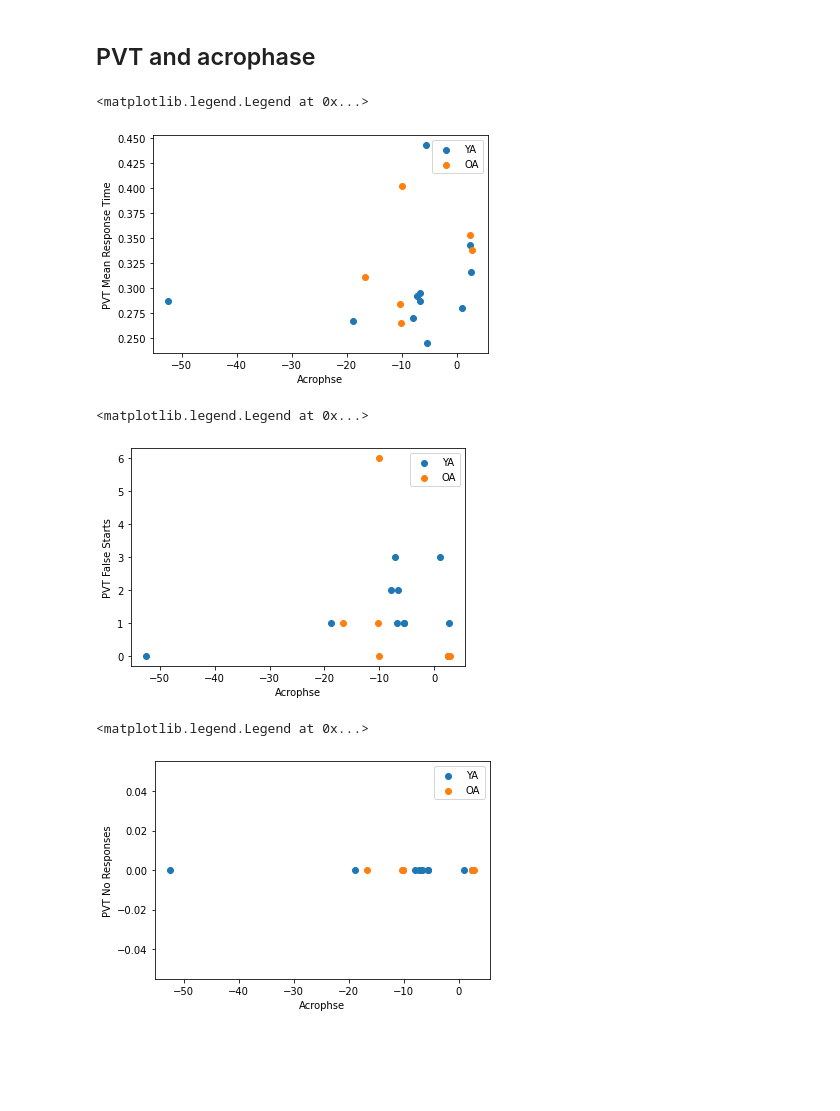
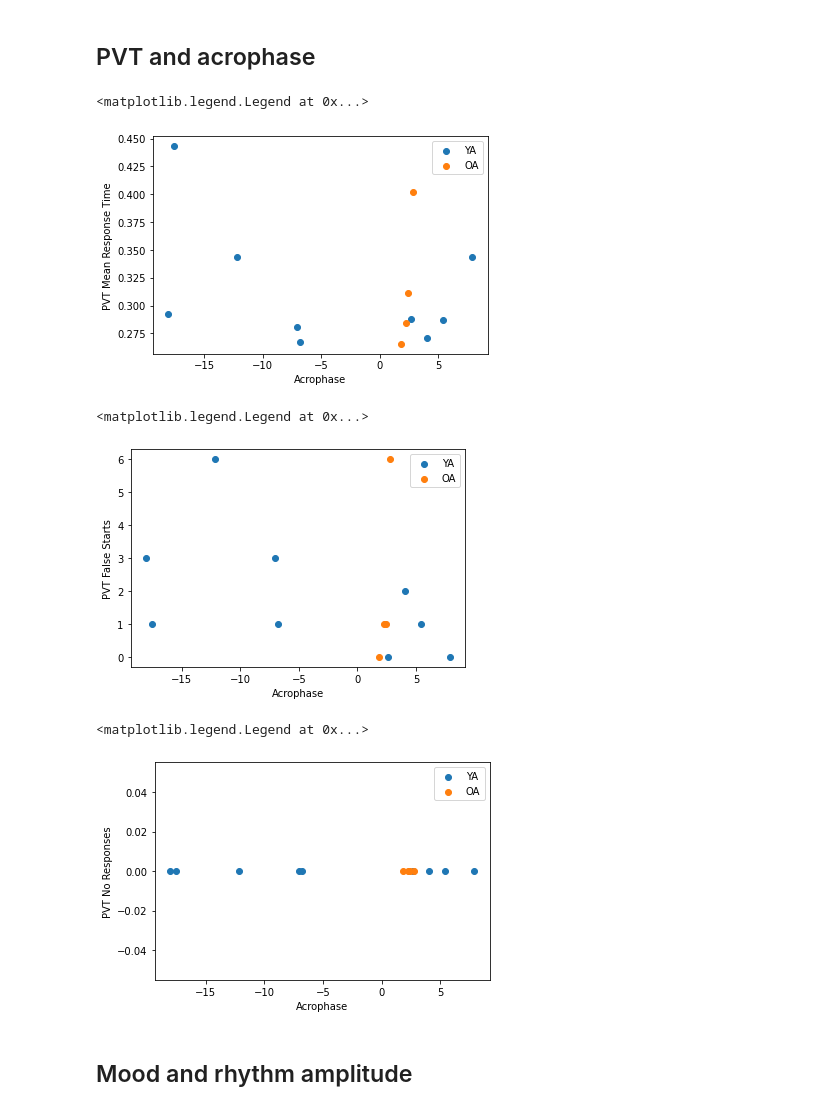
Before and after one commit to UTCogNeuroLab/wearables, a Jupyter notebook: notebooks/Sleep Diary Analysis.ipynb, the cells around one changed output. Drawn from its saved outputs; the diff is of its cells as text; code cells hidden in the pictures; blank space fills up the shorter version.

```diff
--- a/notebooks/Sleep Diary Analysis.ipynb
+++ b/notebooks/Sleep Diary Analysis.ipynb
@@ -54,6 +54,6 @@ cols
  'COVID']
 # %%
-d = d.filter(regex = 'record_id|age_group|COVID|activities*')
+d = d.filter(regex = 'record_id|age_group|COVID|activities*|sad|happy|stress_a11e49|ruminate|alcoholic_drinks')
 d.columns = cols
 d
 # %% [output]
@@ -175,5 +186,5 @@ cr_fit
 # %%
-cr_10 = cr_fit.set_index("Unnamed: 0")
+cr_10 = cr_act.set_index("Unnamed: 0")
 cr_10 = cr_10.filter(regex=("_10.*"))
 cr_10
 # %% [output]
@@ -202,3 +211,5 @@ KeyError: 'record_id'
+# %%
+df = df.set_index('record_id')
 # %%
 df.index = df.index.astype(str)
 cr_10.index = cr_10.index.astype(str)
@@ -230,6 +241,8 @@ new['age_group'] = new['age_group'].astype('category')
 new['age_group']= new['age_group'].cat.set_categories(["Younger Adults", "Older Adults"], ordered = True)
 new['COVID'] = new['COVID'].astype('category')
 new['COVID'] = new['COVID'].cat.set_categories(["Pre", "Post"], ordered = True)
+# %%
+new = new[new['amp_10'] < 10]
 # %%
 new
 # %% [output]
@@ -342,27 +355,29 @@ plt.legend()
 # %%
 plt.scatter(ya['phi_10'].values, ya['RT'].values, label = "YA")
 plt.scatter(oa['phi_10'].values, oa['RT'].values, label = "OA")
-plt.xlabel("Acrophse")
+plt.xlabel("Acrophase")
 plt.ylabel("PVT Mean Response Time")
 plt.legend()
 # %% [output]
 <matplotlib.legend.Legend at 0x...>
-[figure, old version]
+[figure, new version]
 # %%
 plt.scatter(ya['phi_10'].values, ya['FS'].values, label = "YA")
 plt.scatter(oa['phi_10'].values, oa['FS'].values, label = "OA")
-plt.xlabel("Acrophse")
+plt.xlabel("Acrophase")
 plt.ylabel("PVT False Starts")
 plt.legend()
 # %% [output]
 <matplotlib.legend.Legend at 0x...>
-[figure, old version]
+[figure, new version]
 # %%
 plt.scatter(ya['phi_10'].values, ya['NR'].values, label = "YA")
 plt.scatter(oa['phi_10'].values, oa['NR'].values, label = "OA")
-plt.xlabel("Acrophse")
+plt.xlabel("Acrophase")
 plt.ylabel("PVT No Responses")
 plt.legend()
 # %% [output]
 <matplotlib.legend.Legend at 0x...>
-[figure, old version]
+[figure, new version]
+# %% [markdown]
+## Mood and rhythm amplitude
```
Also changed, not shown: parts of 30 cells of this notebook, 21 other files.
